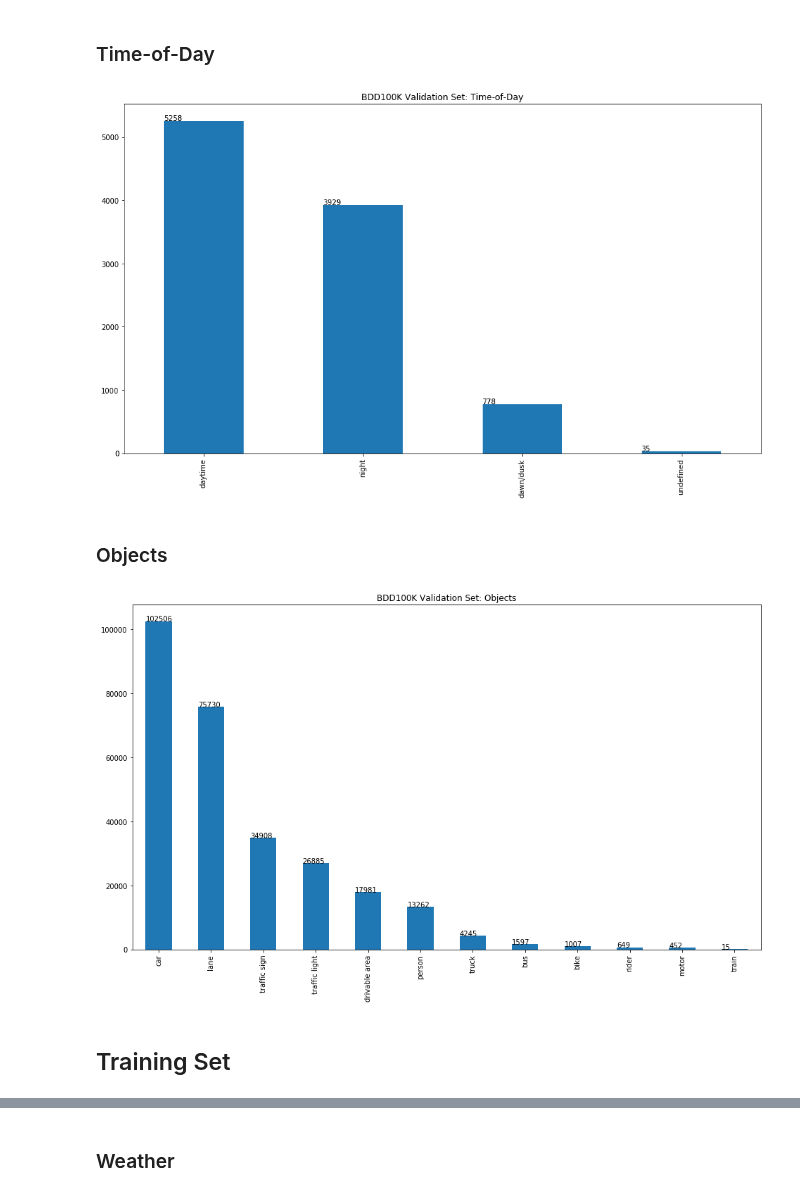
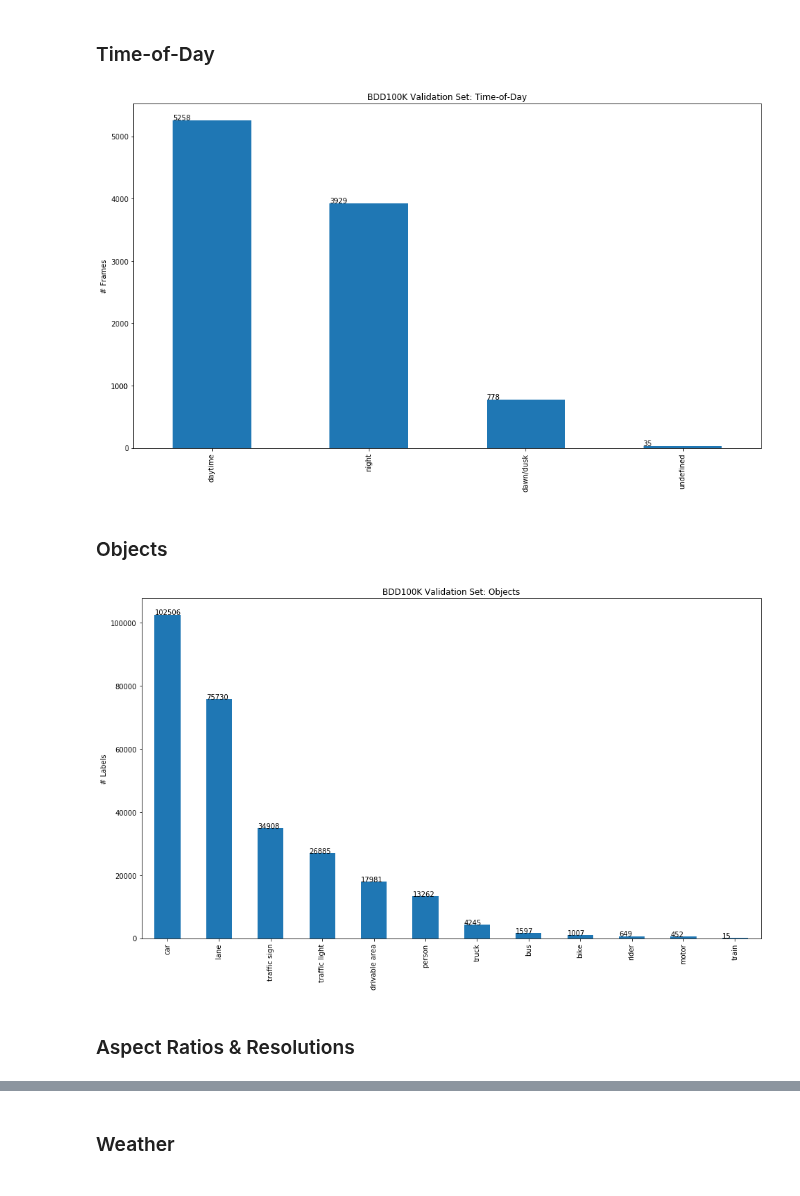
Before and after one commit to tillvolkmann/night-drive, a Jupyter notebook: datasets/bdd/bdd_statistics.ipynb, the cells around one changed output, grey strips where cells are left out. Drawn from its saved outputs; the diff is of its cells as text; code cells hidden in the pictures.

```diff
--- a/datasets/bdd/bdd_statistics.ipynb
+++ b/datasets/bdd/bdd_statistics.ipynb
@@ -5,0 +22,9 @@ import matplotlib.pyplot as plt
+# %%
+df_bdd_aspectratios = pd.read_csv("bdd_aspectratios.csv")
+df_bdd_aspectratios["aspectratios"] = (df_bdd_aspectratios["width"] / df_bdd_aspectratios["height"]).round(2).astype(str) + ":1"
+df_bdd_aspectratios["resolutions"] = df_bdd_aspectratios["width"].astype(str).str.cat(df_bdd_aspectratios[["height"]].astype(str), sep="x")
+# %%
+ax_ar = df_bdd_aspectratios[df_bdd_aspectratios["set"] == "test"].groupby("aspectratios")["file"].count().plot(kind = "bar", title = "BDD100K Test Set: Aspect Ratios", figsize = (16, 9))
+for p in ax_ar.patches:
+    ax_ar.annotate(str(p.get_height()), (p.get_x(), p.get_height()))
+ax_ar.set_ylabel("# Frames");
@@ -5,0 +33,5 @@ import matplotlib.pyplot as plt
+# %%
+ax_res = df_bdd_aspectratios[df_bdd_aspectratios["set"] == "test"].groupby("resolutions")["file"].count().plot(kind = "bar", title = "BDD100K Test Set: Resolutions", figsize = (16, 9))
+for p in ax_res.patches:
+    ax_res.annotate(str(p.get_height()), (p.get_x(), p.get_height()))
+ax_res.set_ylabel("# Frames");
@@ -23,15 +58,17 @@ for p in ax_weather.patches:
 ax_timeofday = df_bdd_valid_attributes["timeofday"].value_counts().plot(kind = "bar", title = "BDD100K Validation Set: Time-of-Day", figsize = (16, 9))
 for p in ax_timeofday.patches:
     ax_timeofday.annotate(str(p.get_height()), (p.get_x(), p.get_height()))
+ax_timeofday.set_ylabel("# Frames");
 # %% [output]
-[figure, old version]
+[figure, new version]
 # %% [markdown]
 ### Objects ###
 # %%
 ax_objects = pd.DataFrame([item for sublist in df_bdd_valid["labels"].tolist() for item in sublist])["category"].value_counts().plot(kind = "bar", title = "BDD100K Validation Set: Objects", figsize = (16, 9))
 for p in ax_objects.patches:
     ax_objects.annotate(str(p.get_height()), (p.get_x(), p.get_height()))
+ax_objects.set_ylabel("# Labels");
 # %% [output]
-[figure, old version]
+[figure, new version]
-# %% [markdown]
-## Training Set ##
+# %% [markdown]
+### Aspect Ratios & Resolutions ###
```
Also changed, not shown: parts of 19 cells of this notebook, 6 other files.
